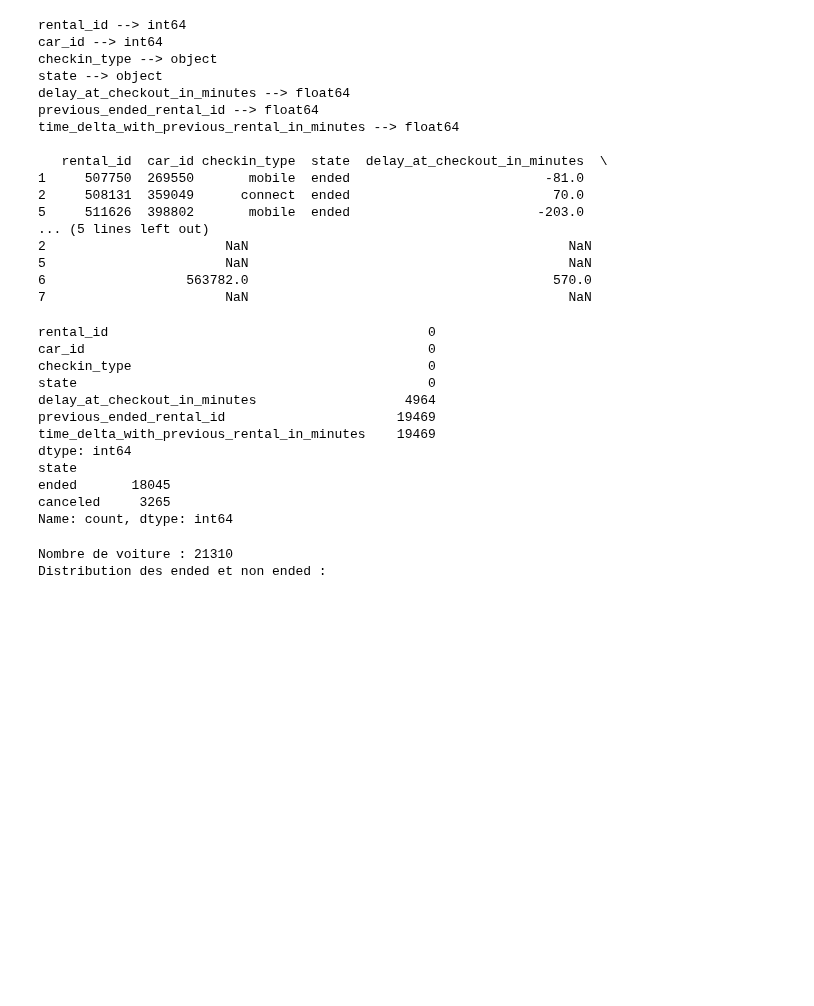
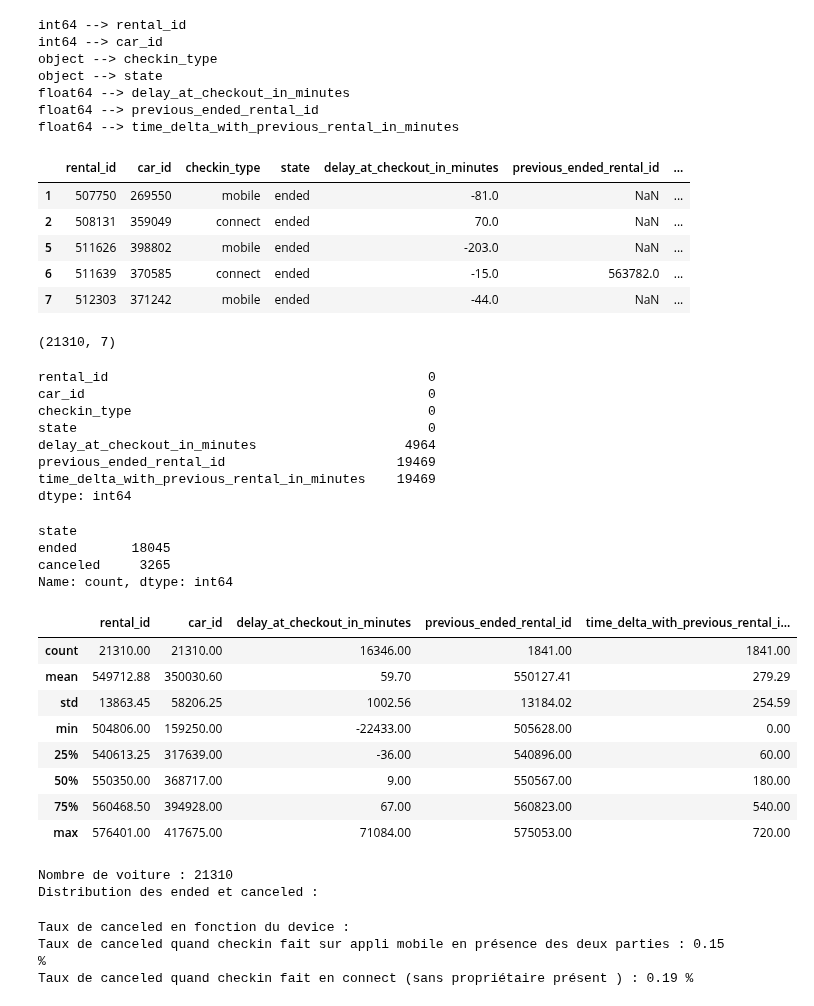
Before and after one commit to Martin691992/dsfs-od-11, a Jupyter notebook: deployment/eda_getaround/delay_analysis.ipynb, the cells around one changed output. Saved outputs shown, nothing was run; the diff lists cells and outputs as text; code cells hidden in the pictures; blank space fills up the shorter version.

```diff
--- a/deployment/eda_getaround/delay_analysis.ipynb
+++ b/deployment/eda_getaround/delay_analysis.ipynb
@@ -5,30 +5,28 @@ import plotly.express as px
 
 data = pd.read_excel('../data/get_around_delay_analysis.xlsx')
 for index, i in enumerate(data.columns):
-    print(f"{i} --> {data.dtypes.iloc[index]}")
+    print(f"{data.dtypes.iloc[index]} --> {i} ")
 print()
-print(data[data['delay_at_checkout_in_minutes'].notna()].head())
+display(data[data['delay_at_checkout_in_minutes'].notna()].head())
+display(data.shape)
 # %% [output]
-rental_id --> int64
-car_id --> int64
-checkin_type --> object
-state --> object
-delay_at_checkout_in_minutes --> float64
-previous_ended_rental_id --> float64
-time_delta_with_previous_rental_in_minutes --> float64
-
-   rental_id  car_id checkin_type  state  delay_at_checkout_in_minutes  \
-1     507750  269550       mobile  ended                         -81.0
-2     508131  359049      connect  ended                          70.0
-5     511626  398802       mobile  ended                        -203.0
-... (5 lines left out)
-2                       NaN                                         NaN
-5                       NaN                                         NaN
-6                  563782.0                                       570.0
-7                       NaN                                         NaN
+int64 --> rental_id
+int64 --> car_id
+object --> checkin_type
+object --> state
+float64 --> delay_at_checkout_in_minutes
+float64 --> previous_ended_rental_id
+float64 --> time_delta_with_previous_rental_in_minutes
+|  | rental_id | car_id | checkin_type | state | delay_at_checkout_in_minutes | previous_ended_rental_id | ... |
+| 1 | 507750 | 269550 | mobile | ended | -81.0 | NaN | ... |
+| 2 | 508131 | 359049 | connect | ended | 70.0 | NaN | ... |
+| 5 | 511626 | 398802 | mobile | ended | -203.0 | NaN | ... |
+| 6 | 511639 | 370585 | connect | ended | -15.0 | 563782.0 | ... |
+| 7 | 512303 | 371242 | mobile | ended | -44.0 | NaN | ... |
+(21310, 7)
 # %%
-print(data.isna().sum())
-print(data["state"].value_counts())
+display(data.isna().sum())
+display(data["state"].value_counts())
 # %% [output]
 rental_id                                         0
 car_id                                            0
@@ -38,16 +36,27 @@ delay_at_checkout_in_minutes                   4964
 previous_ended_rental_id                      19469
 time_delta_with_previous_rental_in_minutes    19469
 dtype: int64
-state
-ended       18045
-canceled     3265
-Name: count, dtype: int64
+state
+ended       18045
+canceled     3265
+Name: count, dtype: int64
+# %%
+display(data.describe().round(2))
+# %% [output]
+|  | rental_id | car_id | delay_at_checkout_in_minutes | previous_ended_rental_id | time_delta_with_previous_rental_i... |
+| count | 21310.00 | 21310.00 | 16346.00 | 1841.00 | 1841.00 |
+| mean | 549712.88 | 350030.60 | 59.70 | 550127.41 | 279.29 |
+| std | 13863.45 | 58206.25 | 1002.56 | 13184.02 | 254.59 |
+| min | 504806.00 | 159250.00 | -22433.00 | 505628.00 | 0.00 |
+| 25% | 540613.25 | 317639.00 | -36.00 | 540896.00 | 60.00 |
+| 50% | 550350.00 | 368717.00 | 9.00 | 550567.00 | 180.00 |
+| 75% | 560468.50 | 394928.00 | 67.00 | 560823.00 | 540.00 |
+| max | 576401.00 | 417675.00 | 71084.00 | 575053.00 | 720.00 |
 # %%
 print(f"Nombre de voiture : {data.value_counts(subset='car_id').sum()}")
-# print(f"{data[data['']]}")
 print("Distribution des ended et canceled :")
-plot = px.bar(data.value_counts(subset='state').reset_index(),x='state',y='count')
+plot = px.bar(data.value_counts(subset='state').reset_index(),x='state',y='count',title="Distribution ended / canceled",width=400)
 plot.show()
 # %% [output]
 Nombre de voiture : 21310
-Distribution des ended et non ended :
+Distribution des ended et canceled :
@@ -53,0 +66,11 @@ Distribution des ended et non ended :
+# %%
+print("Taux de canceled en fonction du device :")
+mobile = data[data['checkin_type'] == 'mobile']
+connect = data[data['checkin_type'] == 'connect']
+
+print(f"Taux de canceled quand checkin fait sur appli mobile en présence des deux parties : {(mobile[mobile['state'] == "canceled"]['state'].count() / mobile['rental_id'].count()).round(2)} %")
+print(f"Taux de canceled quand checkin fait en connect (sans propriétaire présent ) : {(connect[connect['state'] == "canceled"]['state'].count() / connect['rental_id'].count()).round(2)} %")
+# %% [output]
+Taux de canceled en fonction du device :
+Taux de canceled quand checkin fait sur appli mobile en présence des deux parties : 0.15 %
+Taux de canceled quand checkin fait en connect (sans propriétaire présent ) : 0.19 %
```
Also changed, not shown: parts of 10 cells of this notebook, 2 other files.
